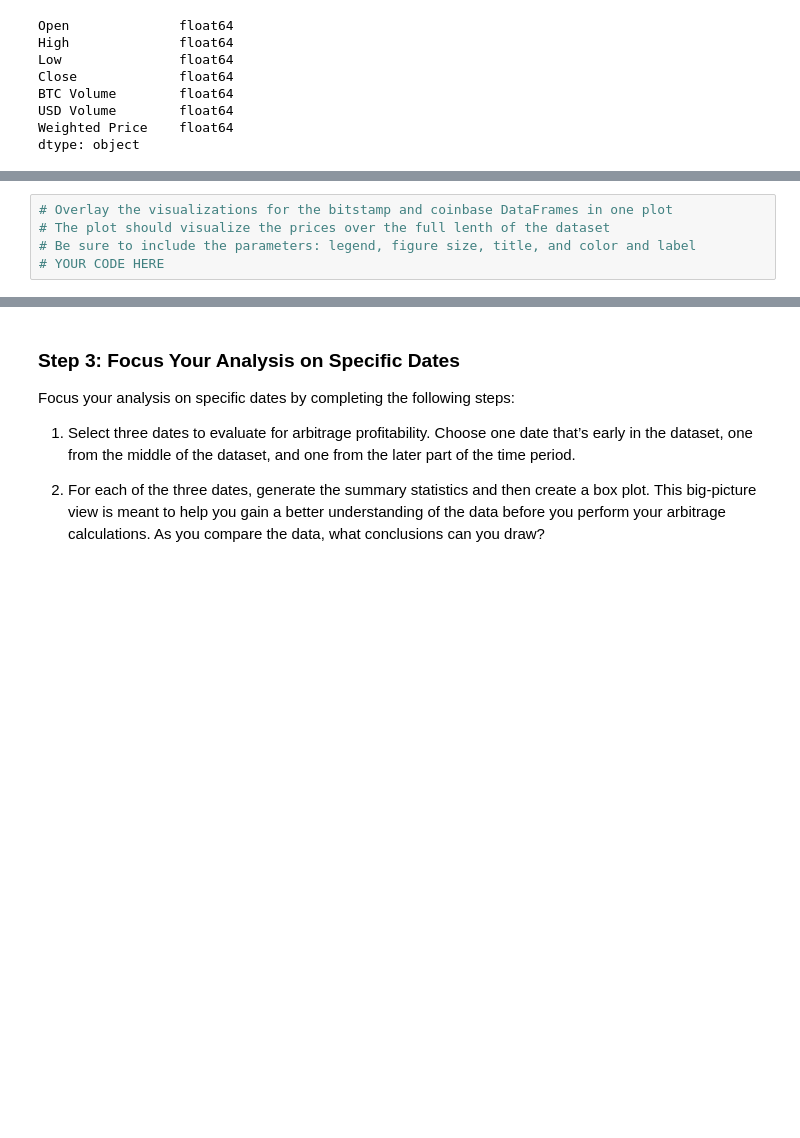
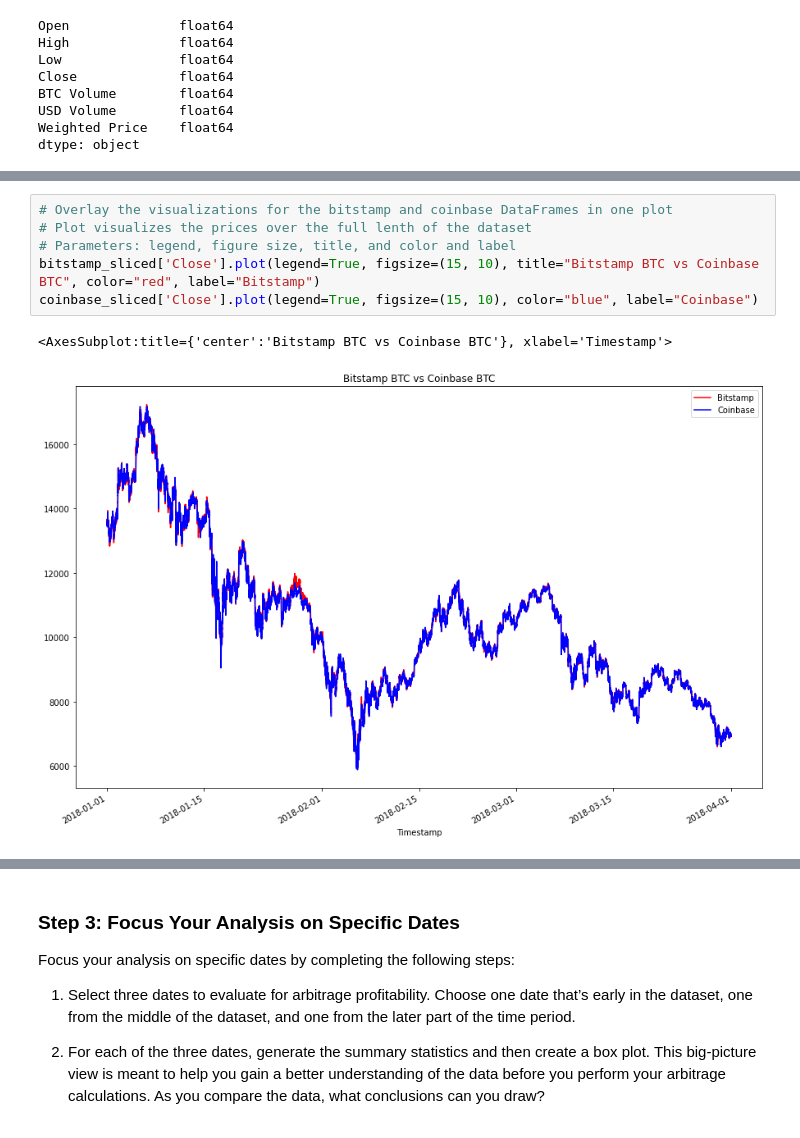
Before and after one commit to fredec96/Arbitrage_Analysis, a Jupyter notebook: crypto_arbitrage.ipynb, the cells around one changed output, grey strips where cells are left out. Cells and saved outputs as stored; diff of their text form; blank space fills up the shorter version.

```diff
--- a/crypto_arbitrage.ipynb
+++ b/crypto_arbitrage.ipynb
@@ -327,5 +369,9 @@ Sort through the time series data associated with the bitstamp and coinbase Data
 # %%
 # Overlay the visualizations for the bitstamp and coinbase DataFrames in one plot
-# The plot should visualize the prices over the full lenth of the dataset
-# Be sure to include the parameters: legend, figure size, title, and color and label
-# YOUR CODE HERE
+# Plot visualizes the prices over the full lenth of the dataset
+# Parameters: legend, figure size, title, and color and label
+bitstamp_sliced['Close'].plot(legend=True, figsize=(15, 10), title="Bitstamp BTC vs Coinbase BTC", color="red", label="Bitstamp")
+coinbase_sliced['Close'].plot(legend=True, figsize=(15, 10), color="blue", label="Coinbase")
+# %% [output]
+<AxesSubplot:title={'center':'Bitstamp BTC vs Coinbase BTC'}, xlabel='Timestamp'>
+[figure, added]
```
Also changed, not shown: parts of 27 cells of this notebook.
